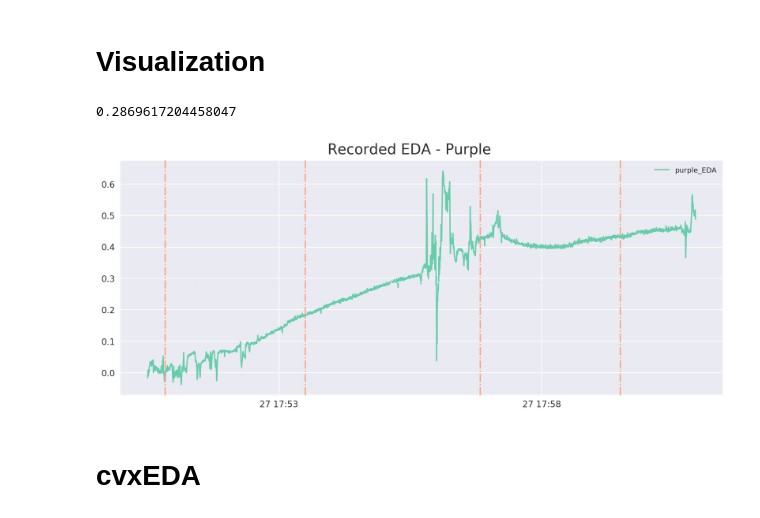
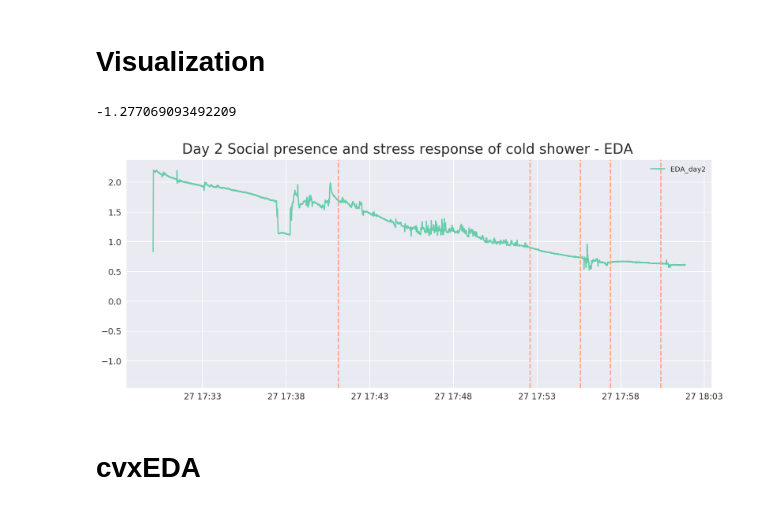
Before and after one commit to haohanwang23/coldshowershower_socialpresence, a Jupyter notebook: new/analysis/analysis2.ipynb, the cells around one changed output. Cells and saved outputs as stored; diff of their text form; code cells hidden in the pictures.

```diff
--- a/new/analysis/analysis2.ipynb
+++ b/new/analysis/analysis2.ipynb
@@ -148,24 +141,28 @@ tags_2.tagged_time[0]
 # %% [markdown]
 # Visualization
 # %%
-# plt.figure(figsize=(15,6))
-# plt.plot(-cat_4['eda'],color ='mediumaquamarine')
-# plt.figtext(.5,.9,'Recorded EDA - Purple ', fontsize=20, ha='center')
-# plt.legend(['purple_EDA'],loc=1,fontsize='medium')
+plt.figure(figsize=(15,6))
+plt.plot(fl_exp2['eda'],color ='mediumaquamarine')
+plt.figtext(.5,.9,'Day 2 Social presence and stress response of cold shower - EDA ', fontsize=20, ha='center')
+plt.legend(['EDA_day2'],loc=1,fontsize='medium')
 # plt.axvline(x = '2018-06-27 17:50:50.000',color = 'lightsalmon',linestyle='-.')
 # plt.axvline(x = '2018-06-27 17:53:30.000',color = 'lightsalmon',linestyle='-.')
 # plt.axvline(x = '2018-06-27 17:56:50.000',color = 'lightsalmon',linestyle='-.')
 # plt.axvline(x = '2018-06-27 17:59:30.000',color = 'lightsalmon',linestyle='-.')
-# # # plt.axvline(x = tags_2.tagged_time[5],color = 'c',linestyle='--')
+plt.axvline(x = tags_2.tagged_time[0],color = 'lightsalmon',linestyle='--')
+plt.axvline(x = tags_2.tagged_time[1],color = 'lightsalmon',linestyle='--')
+plt.axvline(x = tags_2.tagged_time[2],color = 'lightsalmon',linestyle='--')
+plt.axvline(x = tags_2.tagged_time[3],color = 'lightsalmon',linestyle='--')
+plt.axvline(x = tags_2.tagged_time[4],color = 'lightsalmon',linestyle='--')
 
-# eda_mean = -np.mean(cat_4.eda)
-# plt.axhline(y = eda_mean, color = 'lavender', linestyle = ':')
-# print(eda_mean)
-# # plt.savefig('purple-eda.png', transparent=True)
-# plt.show()
+eda_mean = -np.mean(fl_exp2.eda)
+plt.axhline(y = eda_mean, color = 'lavender', linestyle = ':')
+print(eda_mean)
+# plt.savefig('purple-eda.png', transparent=True)
+plt.show()
 # %% [output]
-0.2869617204458047
+-1.277069093492209
-[figure, old version]
+[figure, new version]
 # %% [markdown]
 # cvxEDA
 # %%
```
Also changed, not shown: parts of 5 cells of this notebook, 3 other files.
